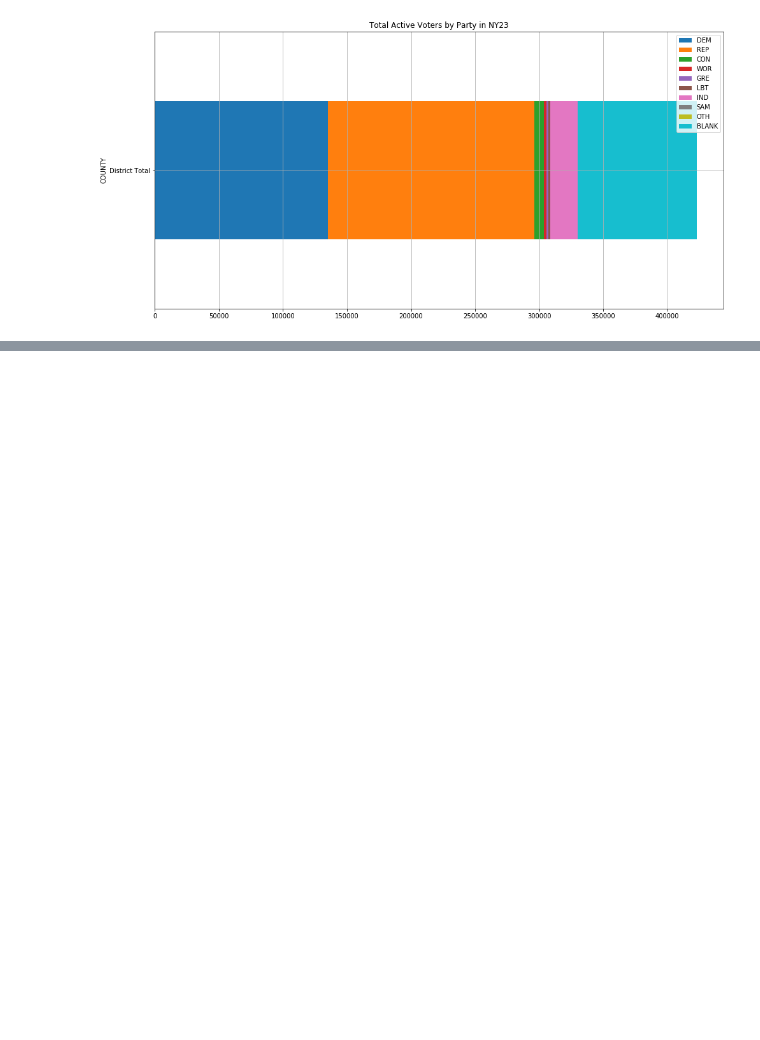
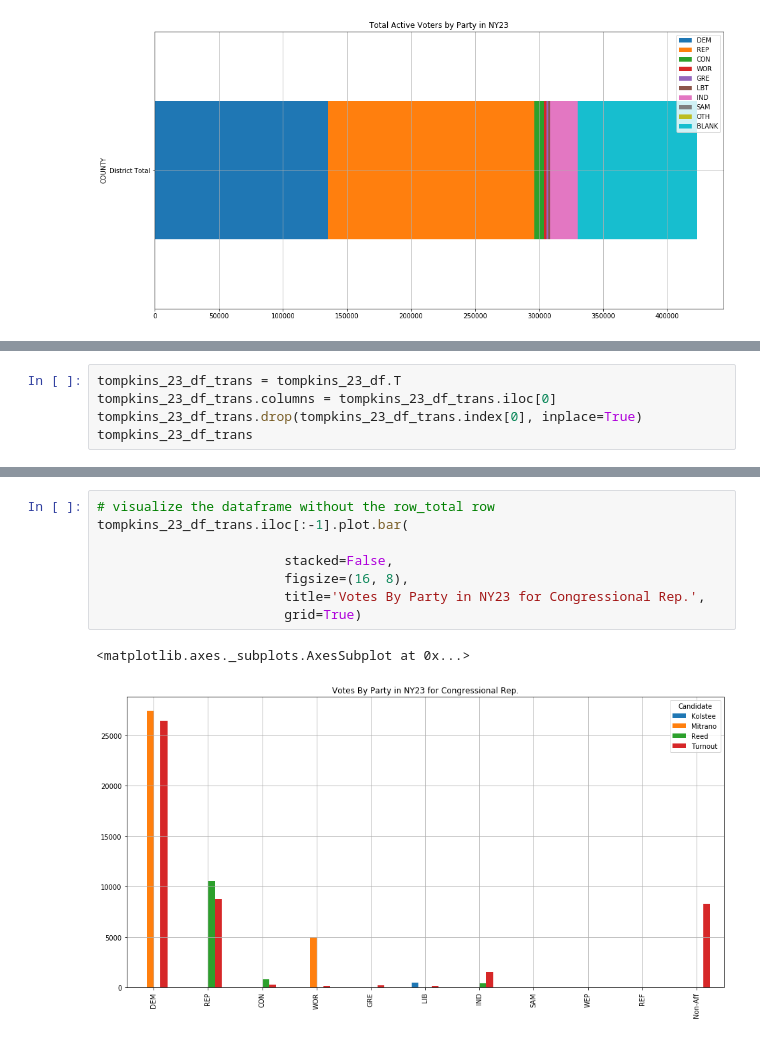
Before and after one commit to merb92/ny-23, a Jupyter notebook: census_ny_23_eda.ipynb, the cells around one changed output, grey strips where cells are left out. Cells and saved outputs as stored; diff of their text form; blank space fills up the shorter version.

```diff
--- a/census_ny_23_eda.ipynb
+++ b/census_ny_23_eda.ipynb
@@ -288,0 +408,5 @@ boe_23_active_df.iloc[-1:].plot.barh(x='COUNTY',
+# %%
+tompkins_23_df_trans = tompkins_23_df.T
+tompkins_23_df_trans.columns = tompkins_23_df_trans.iloc[0]
+tompkins_23_df_trans.drop(tompkins_23_df_trans.index[0], inplace=True)
+tompkins_23_df_trans
@@ -288,0 +427,11 @@ boe_23_active_df.iloc[-1:].plot.barh(x='COUNTY',
+# %%
+# visualize the dataframe without the row_total row
+tompkins_23_df_trans.iloc[:-1].plot.bar(
+
+                        stacked=False,
+                        figsize=(16, 8),
+                        title='Votes By Party in NY23 for Congressional Rep.',
+                        grid=True)
+# %% [output]
+<matplotlib.axes._subplots.AxesSubplot at 0x...>
+[figure, added]
```
Also changed, not shown: parts of 35 cells of this notebook.
